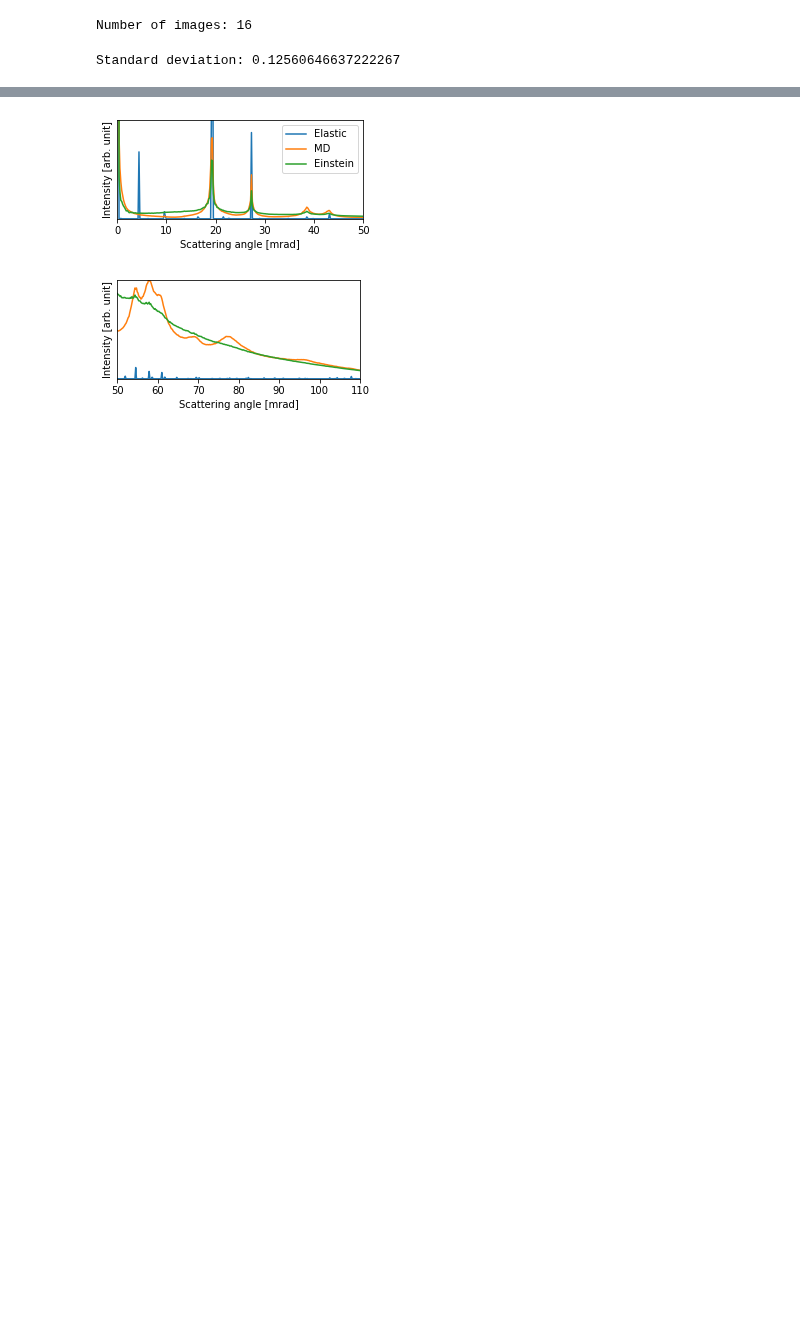
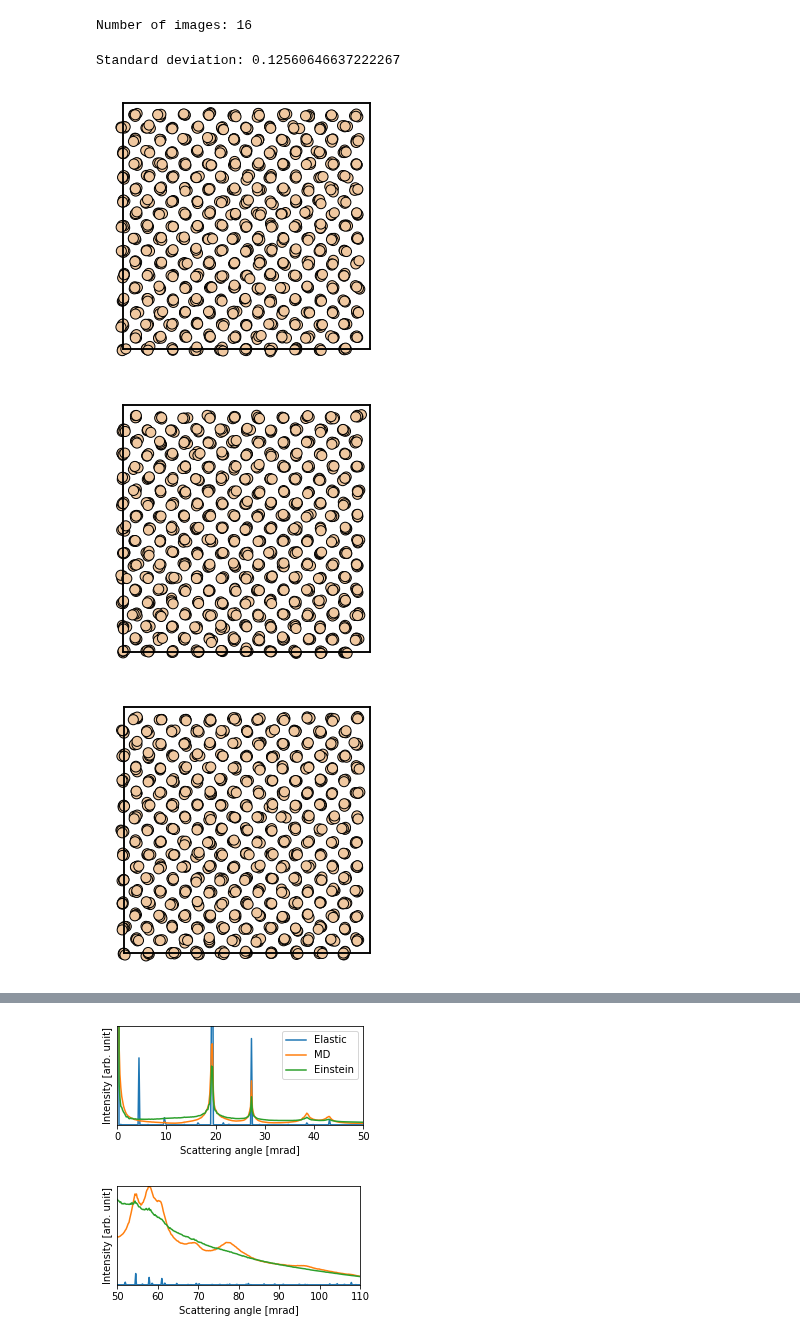
Before and after one commit to abTEM/abTEM, a Jupyter notebook: articles/2021_ORE_abTEM/cbed_md_phonons.ipynb, the cells around one changed output, grey strips where cells are left out. Saved outputs shown, nothing was run; the diff lists cells and outputs as text; code cells hidden in the pictures; blank space fills up the shorter version.

```diff
--- a/articles/2021_ORE_abTEM/cbed_md_phonons.ipynb
+++ b/articles/2021_ORE_abTEM/cbed_md_phonons.ipynb
@@ -35,4 +36,17 @@ atoms = build.bulk('Si', 'diamond', cubic=True)
 atoms *= (37, 37, 240)
 
 fp = FrozenPhonons(atoms, len(traj), {'Si': sigma}, seed=13, directions='xyz')
+# %%
+b = iter(fp)
+for i in range(3):
+    fig,ax = plt.subplots(figsize=(5,5))
+
+    ax = show_atoms(next(b), ax=ax)
+
+    ax.axis('off')
+    plt.savefig(f'fp_{i}.png')
+# %% [output]
+[figure, added]
+[figure, added]
+[figure, added]
 # %%
```
Also changed, not shown: parts of 6 cells of this notebook, 19 other files.
